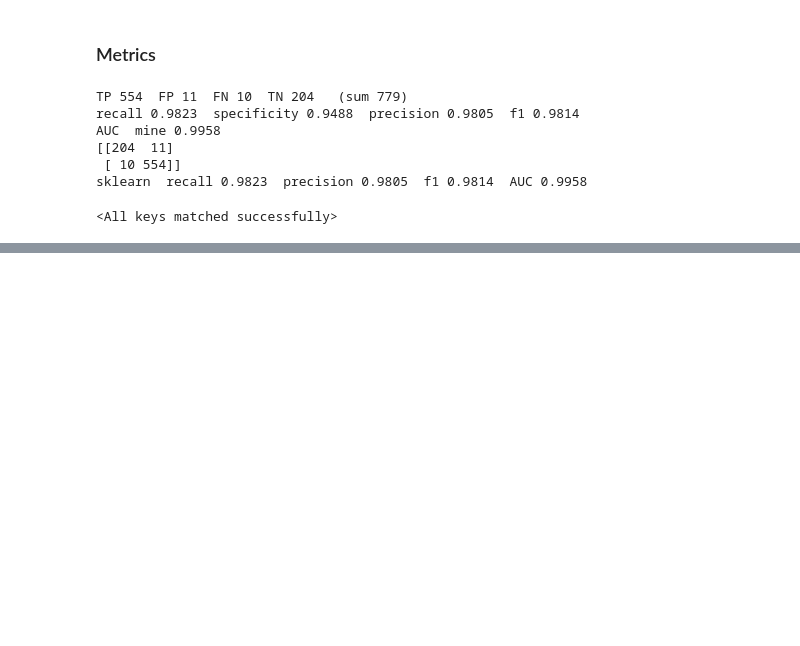
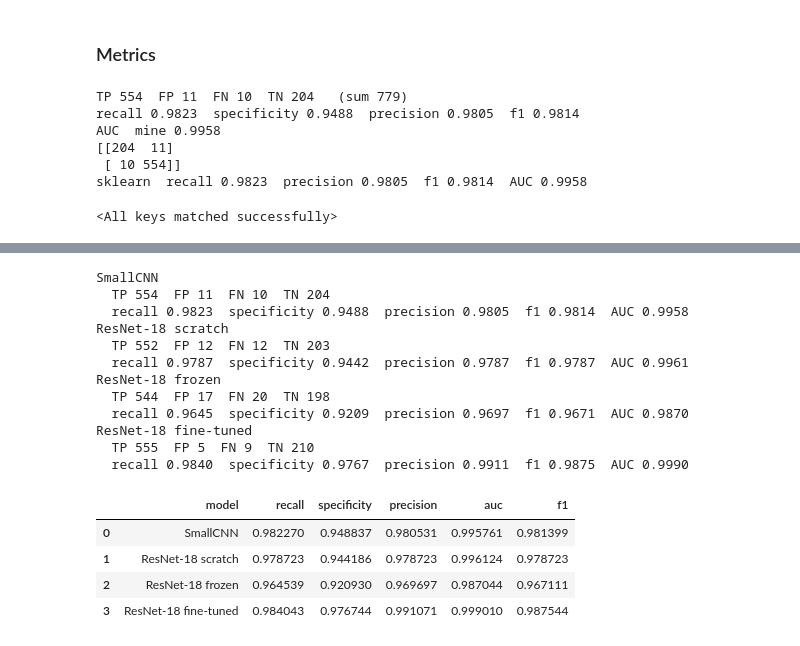
Before and after one commit to keyur7523/chest-xray-pneumonia, a Jupyter notebook: chestxray.ipynb, the cells around one changed output, grey strips where cells are left out. Drawn from its saved outputs; the diff is of its cells as text; code cells hidden in the pictures; blank space fills up the shorter version.

```diff
--- a/chestxray.ipynb
+++ b/chestxray.ipynb
@@ -462,0 +497,10 @@ model.load_state_dict(torch.load("checkpoints/smallcnn.pt"))
+# %%
+torch.manual_seed(7053)
+
+model_rs = resnet18(weights=None)        # same architecture as ImageNet ResNet-18, random weights
+model_rs.fc = nn.Linear(512, 2)          # (512 in, 2 out)
+model_rs = model_rs.to(device)
+
+print(sum(p.numel() for p in model_rs.parameters()))   # about 11.2 million
+
+train(model_rs, path="checkpoints/resnet_scratch.pt", drop=10, epochs=15)
@@ -462,0 +548,19 @@ model.load_state_dict(torch.load("checkpoints/smallcnn.pt"))
+# %%
+torch.manual_seed(7053)
+
+model_fz = resnet18(weights=ResNet18_Weights.DEFAULT)   # ImageNet weights, not random
+
+# 1. freeze: no gradients, no updates for any existing weight
+for p in model_fz.parameters():
+    p.requires_grad = False
+
+# 2. AFTER freezing: new head. A new layer trains by default.
+model_fz.fc = nn.Linear(512, 2)
+model_fz = model_fz.to(device)
+
+# 3. check: only the head should be trainable
+trainable = sum(p.numel() for p in model_fz.parameters() if p.requires_grad)
+total     = sum(p.numel() for p in model_fz.parameters())
+print(trainable, total)          # 1026  11177538
+
+train(model_fz, path="checkpoints/resnet_frozen.pt", drop=10, epochs=15)
@@ -462,0 +586,9 @@ model.load_state_dict(torch.load("checkpoints/smallcnn.pt"))
+# %%
+torch.manual_seed(7053)
+
+model_ft = resnet18(weights=ResNet18_Weights.DEFAULT)   # ImageNet weights, not random
+
+model_ft.fc = nn.Linear(512, 2)
+model_ft = model_ft.to(device)
+
+train(model_ft, path="checkpoints/resnet_finetuned.pt", lr=0.001, drop=10, epochs=15)
@@ -462,0 +611,25 @@ model.load_state_dict(torch.load("checkpoints/smallcnn.pt"))
+# %%
+results = []
+results.append(report(model, "SmallCNN"))
+results.append(report(model_rs, "ResNet-18 scratch"))
+results.append(report(model_fz, "ResNet-18 frozen"))
+results.append(report(model_ft, "ResNet-18 fine-tuned"))
+pd.DataFrame(results)
+# %% [output]
+SmallCNN
+  TP 554  FP 11  FN 10  TN 204
+  recall 0.9823  specificity 0.9488  precision 0.9805  f1 0.9814  AUC 0.9958
+ResNet-18 scratch
+  TP 552  FP 12  FN 12  TN 203
+  recall 0.9787  specificity 0.9442  precision 0.9787  f1 0.9787  AUC 0.9961
+ResNet-18 frozen
+  TP 544  FP 17  FN 20  TN 198
+  recall 0.9645  specificity 0.9209  precision 0.9697  f1 0.9671  AUC 0.9870
+ResNet-18 fine-tuned
+  TP 555  FP 5  FN 9  TN 210
+  recall 0.9840  specificity 0.9767  precision 0.9911  f1 0.9875  AUC 0.9990
+|  | model | recall | specificity | precision | auc | f1 |
+| 0 | SmallCNN | 0.982270 | 0.948837 | 0.980531 | 0.995761 | 0.981399 |
+| 1 | ResNet-18 scratch | 0.978723 | 0.944186 | 0.978723 | 0.996124 | 0.978723 |
+| 2 | ResNet-18 frozen | 0.964539 | 0.920930 | 0.969697 | 0.987044 | 0.967111 |
+| 3 | ResNet-18 fine-tuned | 0.984043 | 0.976744 | 0.991071 | 0.999010 | 0.987544 |
```
Also changed, not shown: parts of 11 cells of this notebook, 1 other file.
